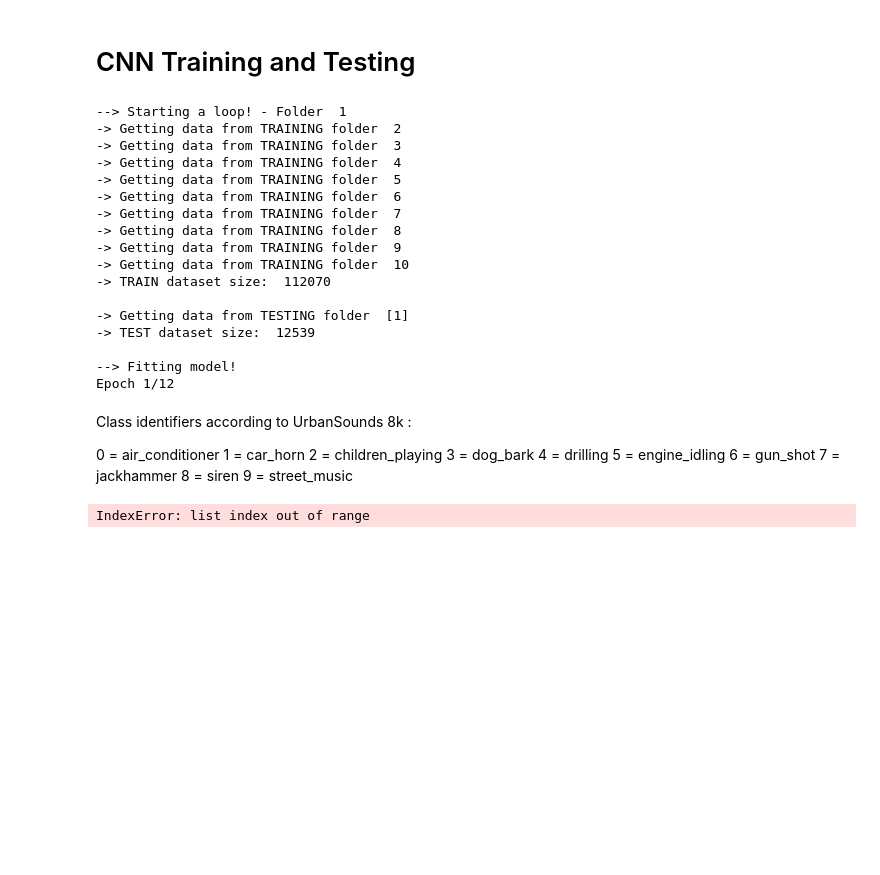
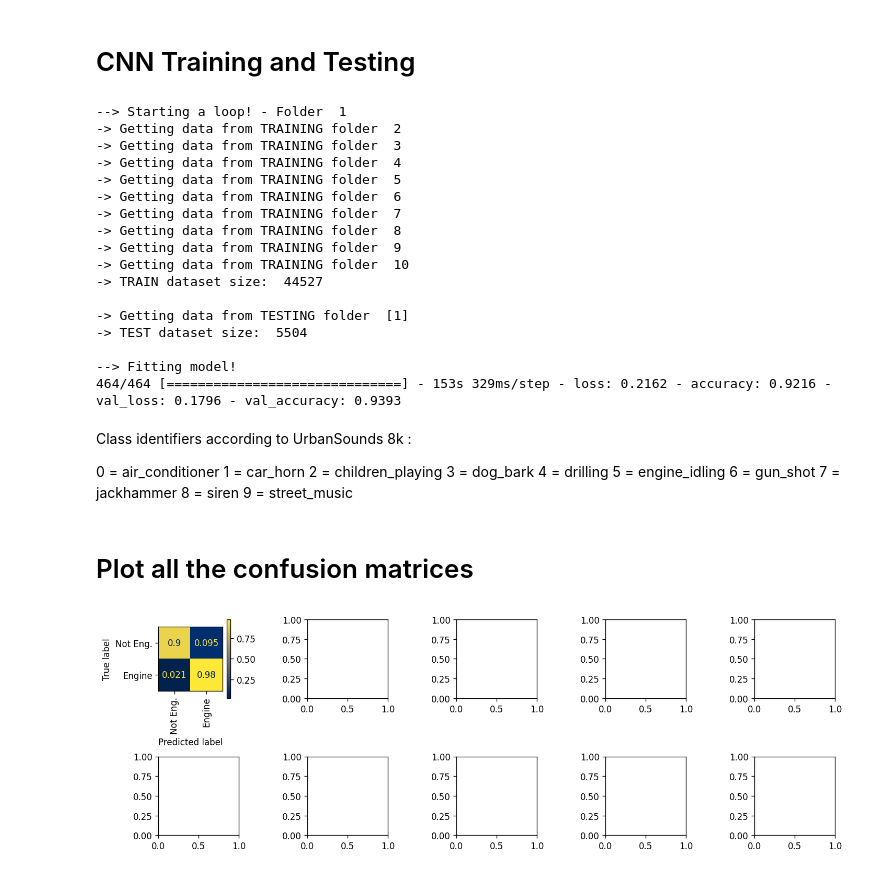
Before and after one commit to matsozza/Python_ML_CombustionEnginesRecog_MBA, a Jupyter notebook: Convolutional Neural Network.ipynb, the cells around one changed output. Cells and saved outputs as stored; diff of their text form; code cells hidden in the pictures; blank space fills up the shorter version.

Commit message:
confusion matrix plotting and oversampling for minoritary label

```diff
--- a/Convolutional Neural Network.ipynb
+++ b/Convolutional Neural Network.ipynb
@@ -170,7 +201,7 @@ Num of segments for this folder -  12027  - out of -  837  audios.
 kf = KFold(n_splits=10)
 
 allConfusionMatrix_AM = [] # List containing all confusion matrix for all K-Fold Train-Test
-allFitResults_A = []
+allFitResults_A = [] # Array containing the results of the training for each train/test set.
 
 # Loop to traint-test in all folder combinations.
 idx = 0
@@ -211,21 +242,20 @@ for train_index, test_index in kf.split(audiosSubPaths):
     CNN_model = CNN_modelDefinition(useLeakyRelu=1)
 
     print('\n--> Fitting model!')
-    allFitResults_A.append(CNN_model.fit(x_train, y_train,validation_data=(x_test, y_test), epochs = 12, batch_size = 24, verbose = 1))
+    allFitResults_A.append(CNN_model.fit(x_train, y_train,validation_data=(x_test, y_test), epochs = 1, batch_size = 96, verbose = 1))
 
     # Predict results from test data
     y_test_pred = [];
     y_test_pred = CNN_model.predict(x_test); # Categorical results
     y_test_pred = np.asarray( tf.argmax(y_test_pred, axis=1)  ) # OHE to Category
 
+    # Append the confusion matrix of this K-Fold run to a matirx list
+    allConfusionMatrix_AM.append(confusion_matrix(y_test, y_test_pred, normalize = 'true'))
+
     # Early stop for reduced mode
     if REDUCED_MODE == 1:
         break;
 
-    # Append the confusion matrix of this K-Fold run to a matirx list
-    allConfusionMatrix_AM.append(confusion_matrix(y_test_pred, y_test))
-
-
 # Save the resulting confusion matrices
 np.savez("{0}{1}".format(confusionPath, confusionFile), allConfusionMatrix=allConfusionMatrix_AM);
 # %% [output]
@@ -239,13 +269,13 @@ np.savez("{0}{1}".format(confusionPath, confusionFile), allConfusionMatrix=allCo
 -> Getting data from TRAINING folder  8
 -> Getting data from TRAINING folder  9
 -> Getting data from TRAINING folder  10
--> TRAIN dataset size:  112070
+-> TRAIN dataset size:  44527
 
 -> Getting data from TESTING folder  [1]
--> TEST dataset size:  12539
+-> TEST dataset size:  5504
 
 --> Fitting model!
-Epoch 1/12
+464/464 [==============================] - 153s 329ms/step - loss: 0.2162 - accuracy: 0.9216 - val_loss: 0.1796 - val_accuracy: 0.9393
 # %% [markdown]
 Class identifiers according to UrbanSounds 8k :
 
@@ -259,9 +289,3 @@ Class identifiers according to UrbanSounds 8k :
 7 = jackhammer
 8 = siren
 9 = street_music
-# %%
-plt.imshow(allConfusionMatrix_AM[0], cmap='binary', interpolation='nearest')
-plt.colorbar()
-plt.show()
-# %% [output]
-IndexError: list index out of range
@@ -275,0 +292,31 @@ plt.hist(np.concatenate(test_data["classes"], axis=0))
+# %% [markdown]
+# Plot all the confusion matrices
+# %%
+#Plot all confusion matrix
+from matplotlib.pyplot import text
+from numpy import size
+
+
+f,a = plt.subplots(2,5, dpi=120)
+f.set_figheight(10*.5)
+f.set_figwidth(25*.5)
+f.tight_layout(pad=4.5)
+
+
+idxRow = 0
+idxCol = 0
+for cm in allConfusionMatrix_AM:
+    if idxCol==0:
+        cmDisplay = ConfusionMatrixDisplay(confusion_matrix=cm, display_labels=['Not Eng.','Engine']);
+        cmx = ConfusionMatrixDisplay(confusion_matrix=cm);
+    else:
+        cmDisplay = ConfusionMatrixDisplay(confusion_matrix=cmDisplay);
+
+    cmPlt = cmDisplay.plot(ax = a[idxRow][idxCol], cmap='cividis',xticks_rotation='vertical')
+
+    idxCol+=1;
+    if idxCol == 5:
+        idxCol=0;
+        idxRow=1;
+# %% [output]
+[figure, added]
```
Also changed, not shown: parts of 11 cells of this notebook, 1 other file.
